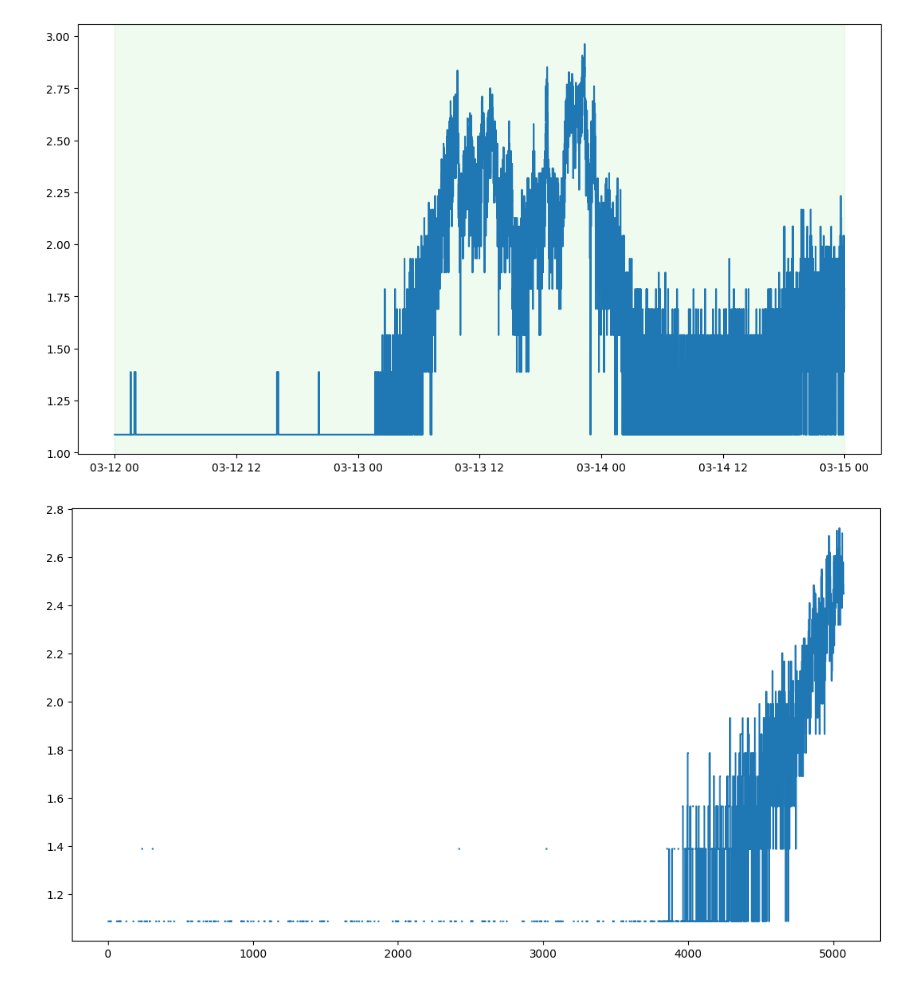
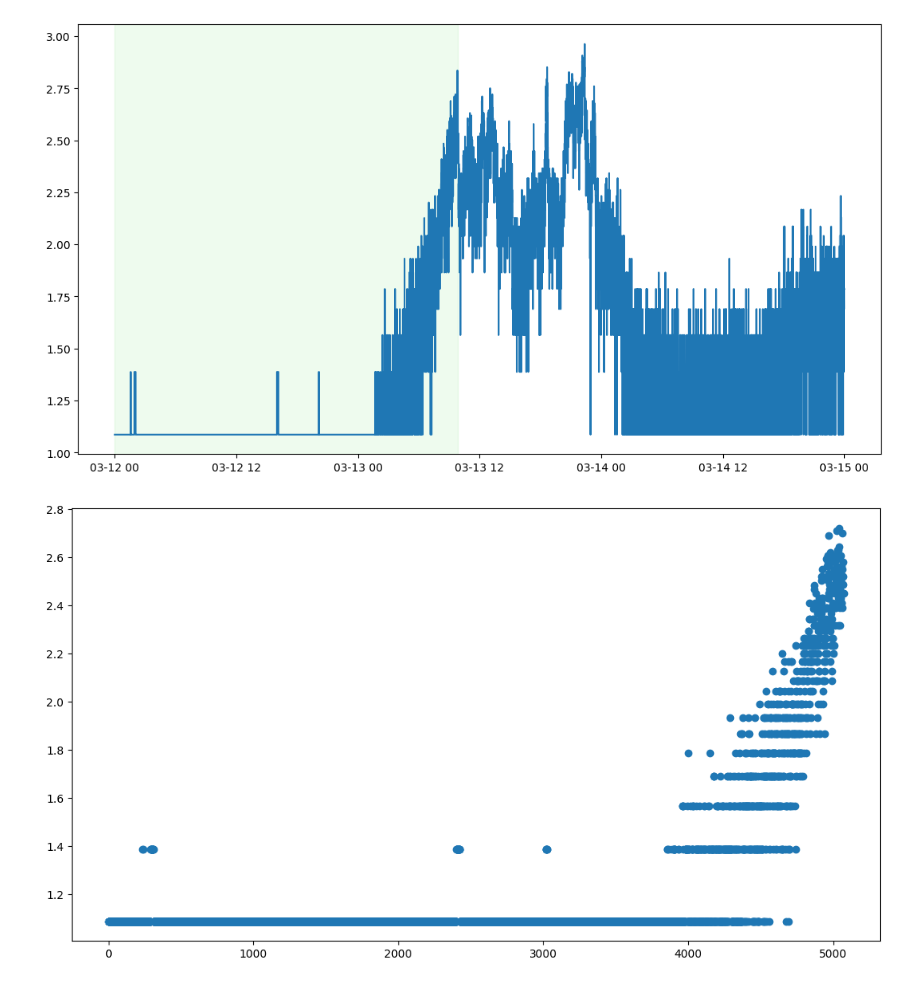
Before and after one commit to Christian-Palmroos/regression_onset_finders, a Jupyter notebook: preliminary_testings.ipynb, the cells around one changed output. Drawn from its saved outputs; the diff is of its cells as text; code cells hidden in the pictures.

Commit message:
Added the function search_first_peak() to calc_utilities.

```diff
--- a/preliminary_testings.ipynb
+++ b/preliminary_testings.ipynb
@@ -208,9 +208,16 @@ def search_first_peak(ints, window=None, threshold=None):
         max_val = threshold
 
     warnings = 0
+    threshold_hit = False
     for idx, val in enumerate(ints):
 
+        # Just do nothing until we hit threshold
+        if val < threshold and not threshold_hit:
+            warnings = 0
+            continue
+
         if val >= max_val:
+            threshold_hit = True
             max_val = val
             warnings = 0
         else:
@@ -248,7 +255,7 @@ TimeUTC
 2023-03-14 23:59:36    1.786751
 Name: P1, Length: 10800, dtype: float64
 # %%
-first_peak, first_peak_idx = search_first_peak(ints=filled_ints, threshold=2)
+first_peak, first_peak_idx = search_first_peak(ints=filled_ints, threshold=2.5, window=100)
 print(first_peak)
 print(first_peak_idx)
 # %% [output]
@@ -267,15 +274,15 @@ plt.show()
 # %%
 # Apply selection until the first peak
 indices_sel = indices[:first_peak_idx]
-ints_sel = ints[:first_peak_idx]
+ints_sel = filled_ints[:first_peak_idx]
 # %%
 fig2, ax2 = plt.subplots(figsize=(13,7))
 
-ax2.step(indices_sel, ints_sel)
-#ax2.scatter(indices_sel, ints_sel)
+#ax2.step(indices_sel, ints_sel)
+ax2.scatter(indices_sel, ints_sel.values)
 
 plt.show()
 # %% [output]
-[figure, old version]
+[figure, new version]
 # %%
 # Fit the model
```
Also changed, not shown: parts of 3 cells of this notebook, 2 other files.
